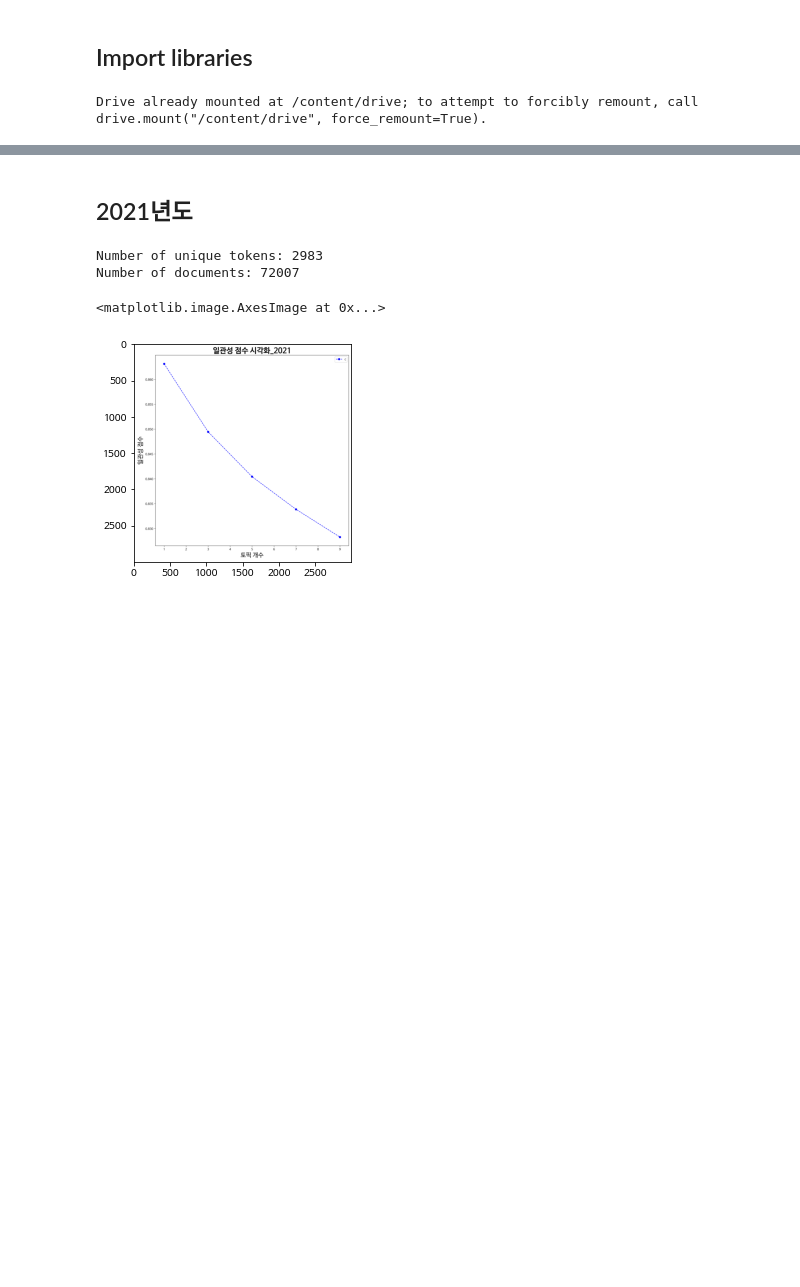
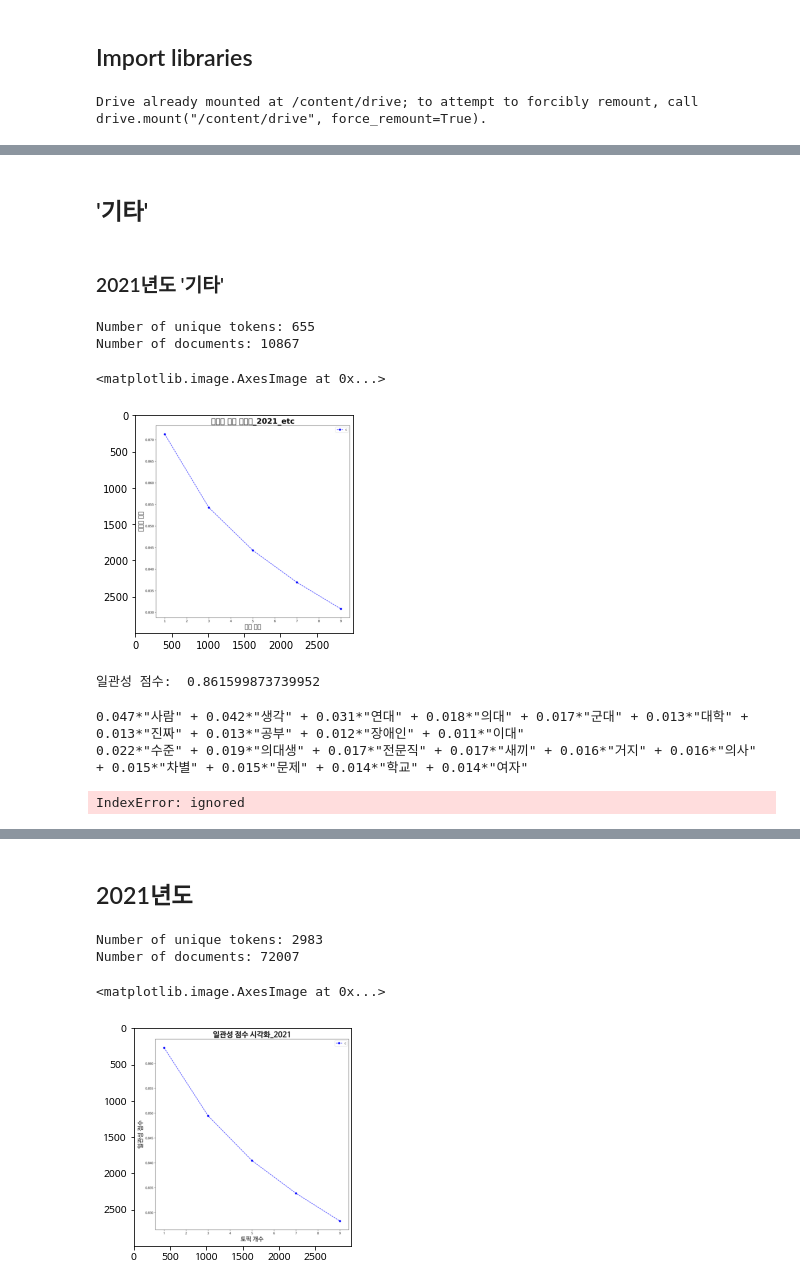
Before and after one commit to LIS3813/LIS3813, a Jupyter notebook: Topic Modeling/lda_topic_modeling.ipynb, the cells around one changed output, grey strips where cells are left out. Saved outputs shown, nothing was run; the diff lists cells and outputs as text; code cells hidden in the pictures; blank space fills up the shorter version.

```diff
--- a/Topic Modeling/lda_topic_modeling.ipynb
+++ b/Topic Modeling/lda_topic_modeling.ipynb
@@ -97,0 +127,12 @@ def coherence_scores_fig(dic, texts, corpus, year_quarter, start=1, end=11, sep=
+# %% [markdown]
+## '기타'
+# %% [markdown]
+### 2021년도 '기타'
+# %%
+dic, texts, corpus = get_dct_corpus('2021_etc')
+
+print('Number of unique tokens: %d' % len(dic))
+print('Number of documents: %d' % len(corpus))
+# %% [output]
+Number of unique tokens: 655
+Number of documents: 10867
@@ -97,0 +142,7 @@ def coherence_scores_fig(dic, texts, corpus, year_quarter, start=1, end=11, sep=
+# %%
+image = Image.open(f'/content/drive/MyDrive/LIS3813/images/coherence_scores_fig{y_l}.png')
+
+plt.imshow(image)
+# %% [output]
+<matplotlib.image.AxesImage at 0x...>
+[figure, added]
@@ -97,0 +153,14 @@ def coherence_scores_fig(dic, texts, corpus, year_quarter, start=1, end=11, sep=
+# %%
+coherence_lda_model = CoherenceModel(model=lda_model_2021_etc, texts=texts, dictionary=dic, coherence='c_v')
+coherence_lda = coherence_lda_model.get_coherence()
+print('일관성 점수: ', coherence_lda)
+# %% [output]
+일관성 점수:  0.861599873739952
+# %%
+topics = lda_model_2021_etc.print_topics()
+
+for i, topic in enumerate(topics):
+  print(topic[1])
+# %% [output]
+0.047*"사람" + 0.042*"생각" + 0.031*"연대" + 0.018*"의대" + 0.017*"군대" + 0.013*"대학" + 0.013*"진짜" + 0.013*"공부" + 0.012*"장애인" + 0.011*"이대"
+0.022*"수준" + 0.019*"의대생" + 0.017*"전문직" + 0.017*"새끼" + 0.016*"거지" + 0.016*"의사" + 0.015*"차별" + 0.015*"문제" + 0.014*"학교" + 0.014*"여자"
@@ -97,0 +192,4 @@ def coherence_scores_fig(dic, texts, corpus, year_quarter, start=1, end=11, sep=
+# %%
+format_topics_sentences(lda_model_2022_etc, corpus, texts)
+# %% [output]
+IndexError: ignored
```
Also changed, not shown: parts of 19 cells of this notebook, 29 other files.
